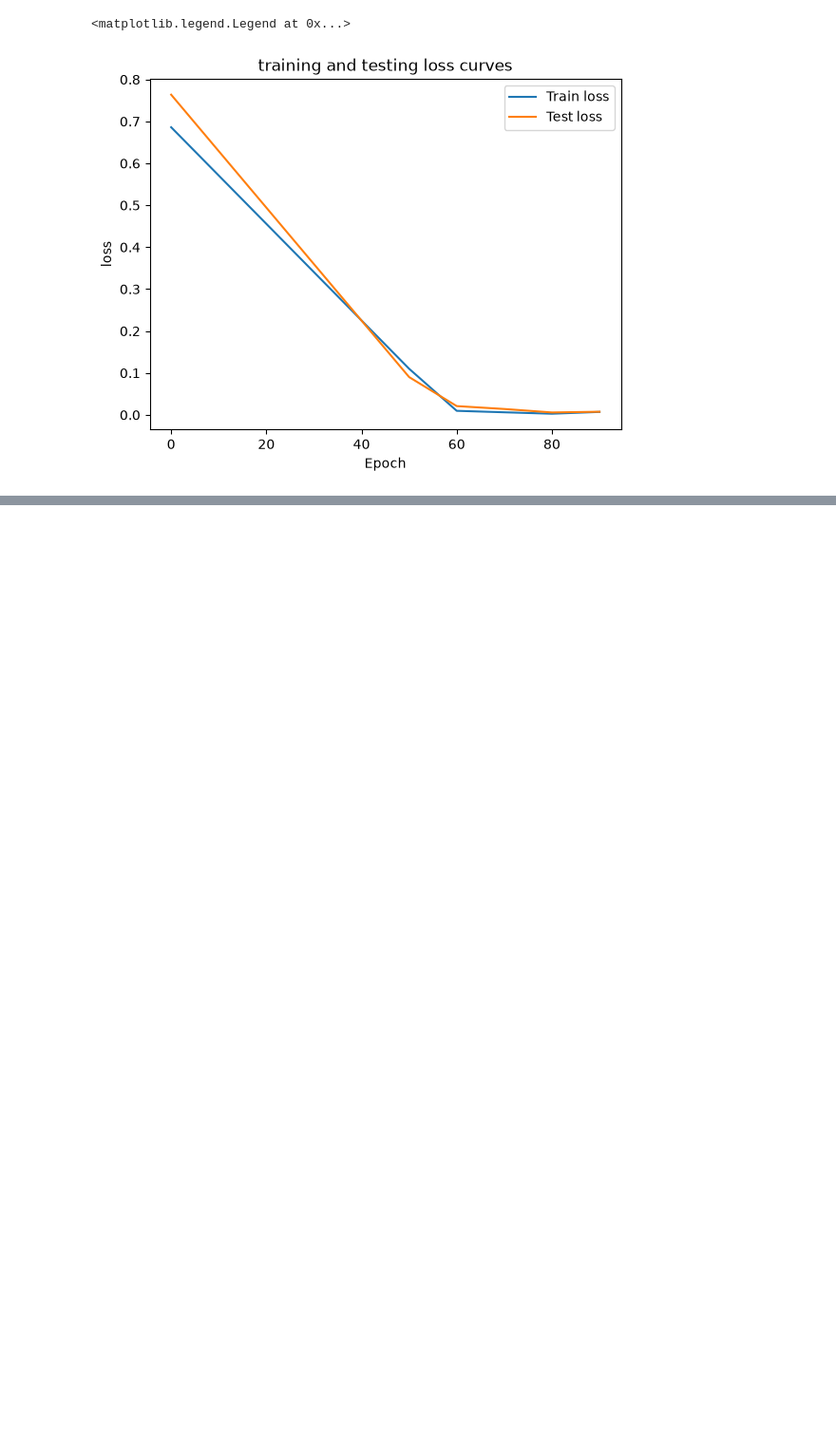
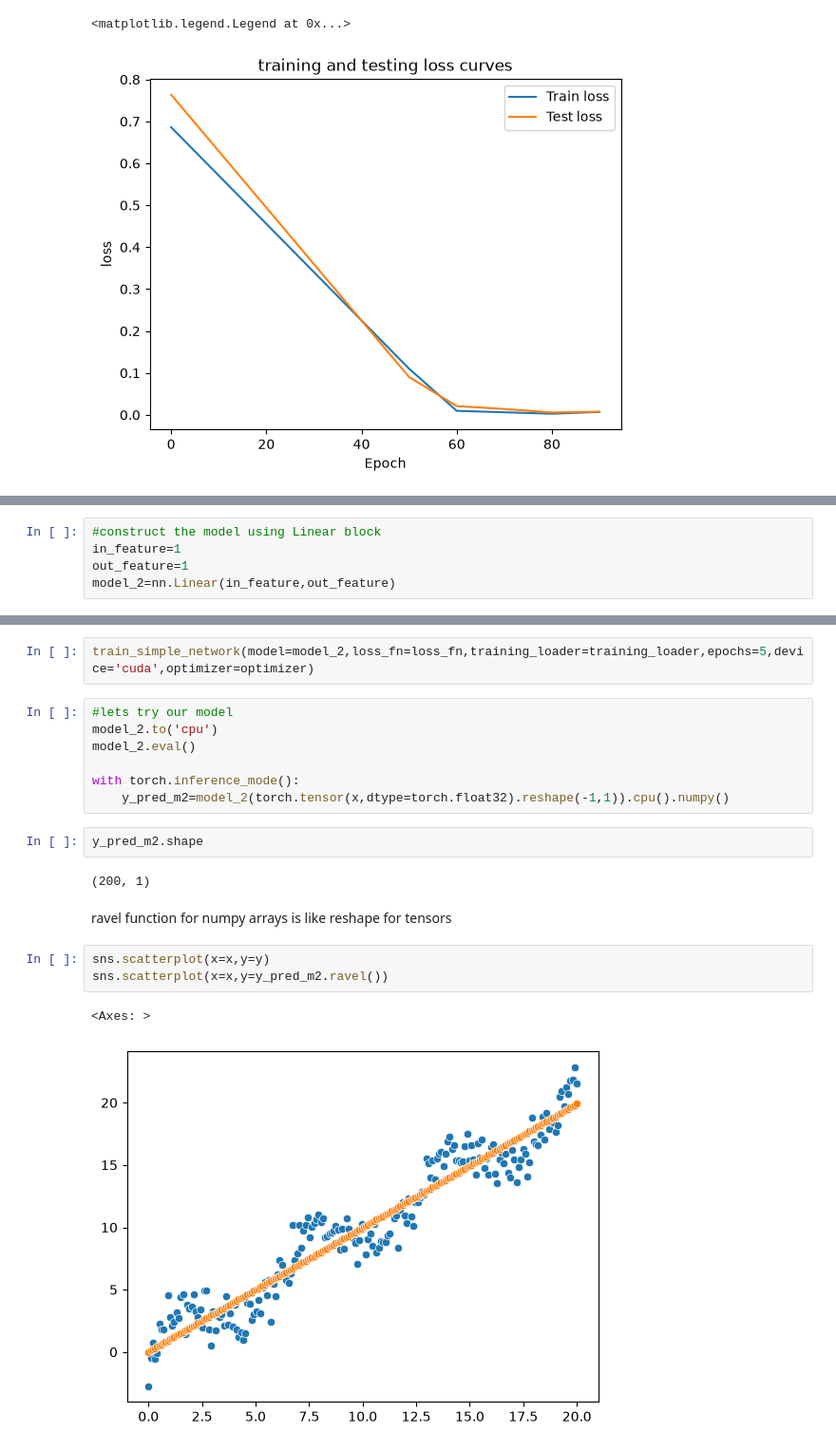
Before and after one commit to MostafaRabea1212/pytorch, a Jupyter notebook: 00-torch/01_starting_pytorch_workflow.ipynb, the cells around one changed output, grey strips where cells are left out. Shown at 95% size. Drawn from its saved outputs; the diff is of its cells as text; blank space fills up the shorter version.

Commit message:
Implement code changes to enhance functionality and improve performance

```diff
--- a/00-torch/01_starting_pytorch_workflow.ipynb
+++ b/00-torch/01_starting_pytorch_workflow.ipynb
@@ -181,0 +564,5 @@ plt.legend()
+# %%
+#construct the model using Linear block
+in_feature=1
+out_feature=1
+model_2=nn.Linear(in_feature,out_feature)
@@ -181,0 +602,22 @@ plt.legend()
+# %%
+train_simple_network(model=model_2,loss_fn=loss_fn,training_loader=training_loader,epochs=5,device='cuda',optimizer=optimizer)
+# %%
+#lets try our model
+model_2.to('cpu')
+model_2.eval()
+
+with torch.inference_mode():
+    y_pred_m2=model_2(torch.tensor(x,dtype=torch.float32).reshape(-1,1)).cpu().numpy()
+# %%
+y_pred_m2.shape
+# %% [output]
+(200, 1)
+# %% [markdown]
+ravel function for numpy arrays is like reshape for
+tensors
+# %%
+sns.scatterplot(x=x,y=y)
+sns.scatterplot(x=x,y=y_pred_m2.ravel())
+# %% [output]
+<Axes: >
+[figure, added]
```
Also changed, not shown: parts of 37 cells of this notebook.
